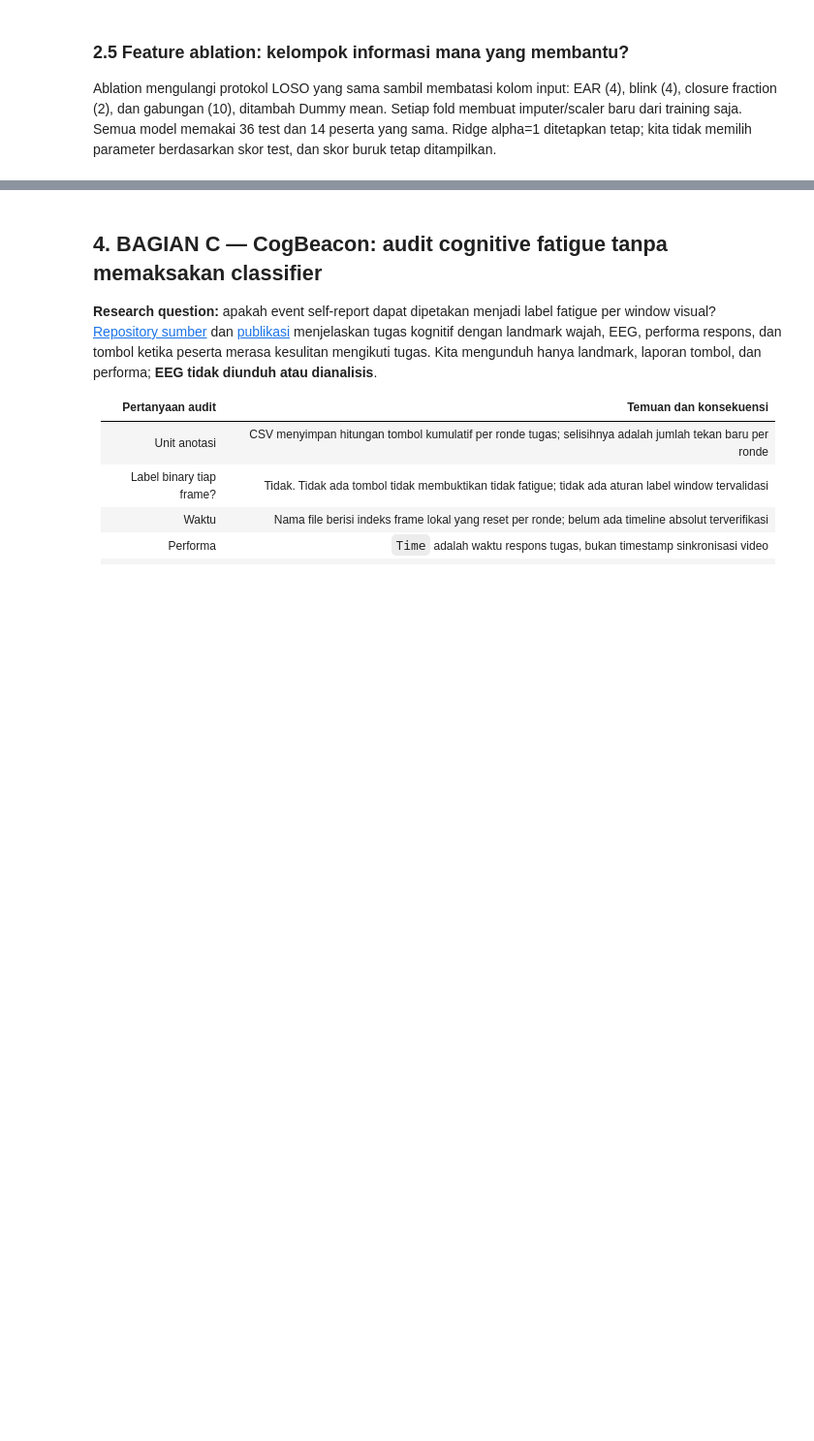
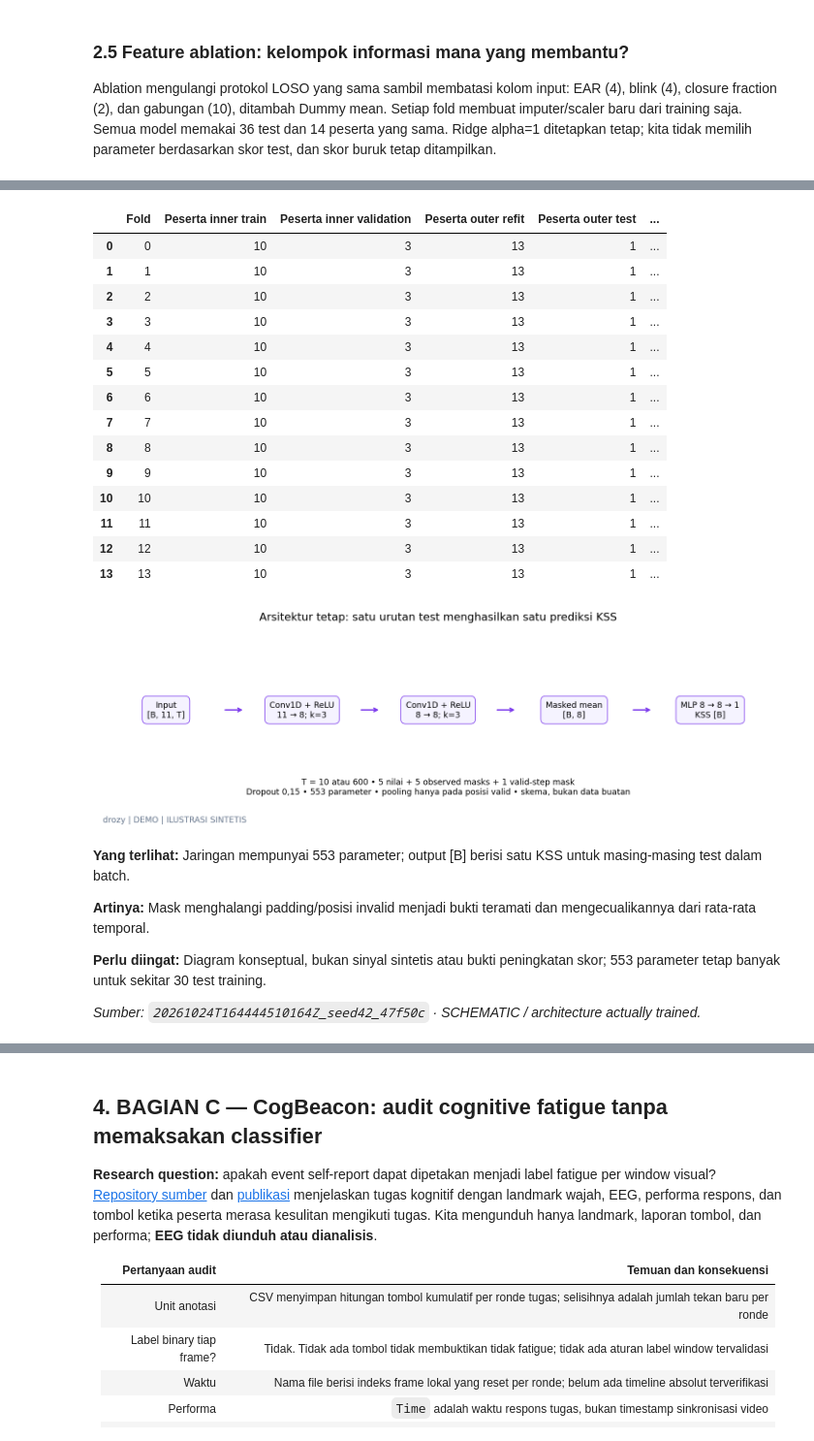
Before and after one commit to maulnite/atc-fatigue-research, a Jupyter notebook: notebooks/v3/02_visual_analysis.ipynb, the cells around one changed output, grey strips where cells are left out. Shown at 97% size. Drawn from its saved outputs; the diff is of its cells as text; code cells hidden in the pictures; blank space fills up the shorter version.

```diff
--- a/notebooks/v3/02_visual_analysis.ipynb
+++ b/notebooks/v3/02_visual_analysis.ipynb
@@ -1210,0 +1365,36 @@ display(Markdown(f'**Yang terlihat:** EAR-only MAE {ear_mae:.3f} versus combined
+# %%
+for nested_fold in temporal_folds:
+    assert not set(nested_fold['inner_train_subjects']) & set(nested_fold['inner_validation_subjects'])
+    assert nested_fold['outer_subject'] not in nested_fold['outer_train_subjects']
+display(pd.DataFrame([{'Fold':f['fold'],'Peserta inner train':len(f['inner_train_subjects']),
+    'Peserta inner validation':len(f['inner_validation_subjects']),'Peserta outer refit':len(f['outer_train_subjects']),
+    'Peserta outer test':1,'Tests uji':len(f['outer_test'])} for f in temporal_folds]))
+temporal_book.show(temporal_viz.architecture_figure(),'cnn_architecture',
+    f"Jaringan mempunyai {temporal_metrics['neural_parameters']} parameter; output [B] berisi satu KSS untuk masing-masing test dalam batch.",
+    'Mask menghalangi padding/posisi invalid menjadi bukti teramati dan mengecualikannya dari rata-rata temporal.',
+    'Diagram konseptual, bukan sinyal sintetis atau bukti peningkatan skor; 553 parameter tetap banyak untuk sekitar 30 test training.',
+    synthetic=True,origin='SCHEMATIC / architecture actually trained')
+# %% [output]
+|  | Fold | Peserta inner train | Peserta inner validation | Peserta outer refit | Peserta outer test | ... |
+| 0 | 0 | 10 | 3 | 13 | 1 | ... |
+| 1 | 1 | 10 | 3 | 13 | 1 | ... |
+| 2 | 2 | 10 | 3 | 13 | 1 | ... |
+| 3 | 3 | 10 | 3 | 13 | 1 | ... |
+| 4 | 4 | 10 | 3 | 13 | 1 | ... |
+| 5 | 5 | 10 | 3 | 13 | 1 | ... |
+| 6 | 6 | 10 | 3 | 13 | 1 | ... |
+| 7 | 7 | 10 | 3 | 13 | 1 | ... |
+| 8 | 8 | 10 | 3 | 13 | 1 | ... |
+| 9 | 9 | 10 | 3 | 13 | 1 | ... |
+| 10 | 10 | 10 | 3 | 13 | 1 | ... |
+| 11 | 11 | 10 | 3 | 13 | 1 | ... |
+| 12 | 12 | 10 | 3 | 13 | 1 | ... |
+| 13 | 13 | 10 | 3 | 13 | 1 | ... |
+[figure, added]
+**Yang terlihat:** Jaringan mempunyai 553 parameter; output [B] berisi satu KSS untuk masing-masing test dalam batch.
+
+**Artinya:** Mask menghalangi padding/posisi invalid menjadi bukti teramati dan mengecualikannya dari rata-rata temporal.
+
+**Perlu diingat:** Diagram konseptual, bukan sinyal sintetis atau bukti peningkatan skor; 553 parameter tetap banyak untuk sekitar 30 test training.
+
+*Sumber: `20261024T164444510164Z_seed42_47f50c` · SCHEMATIC / architecture actually trained.*
```
Also changed, not shown: parts of 52 cells of this notebook, 41 other files.
